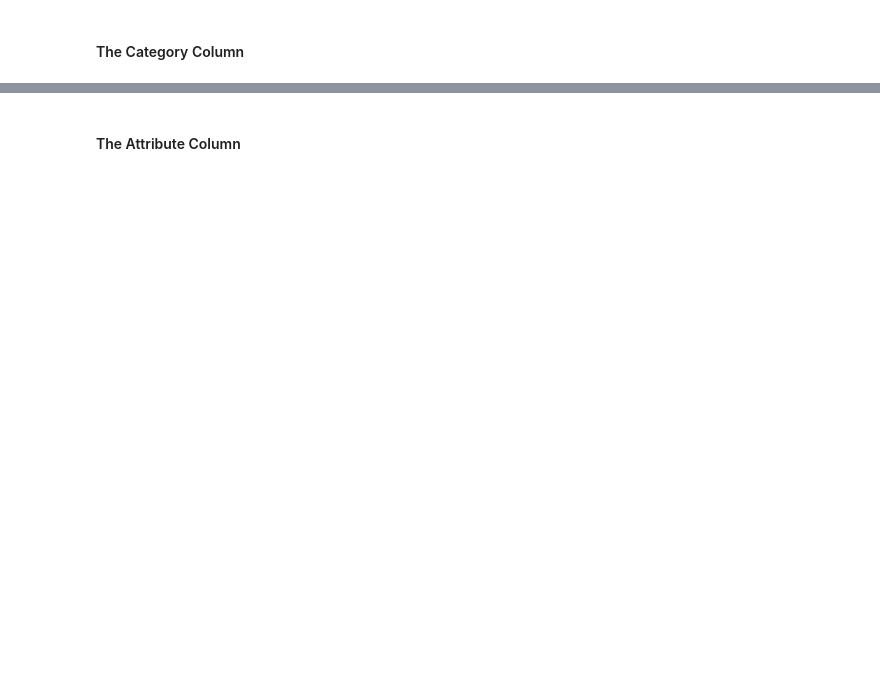
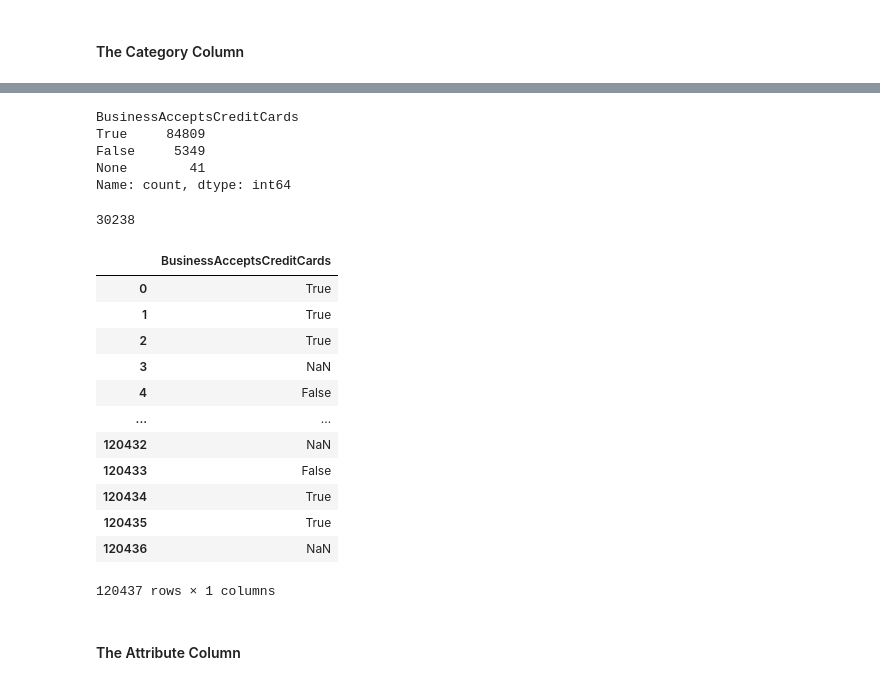
Before and after one commit to musasmike/msba_exit_yelp, a Jupyter notebook: mbsa_yelp.ipynb, the cells around one changed output, grey strips where cells are left out. Cells and saved outputs as stored; diff of their text form; code cells hidden in the pictures; blank space fills up the shorter version.

```diff
--- a/mbsa_yelp.ipynb
+++ b/mbsa_yelp.ipynb
@@ -102,2 +143,30 @@ df[['business_id', 'hours', 'closing_status']].head()
+# %%
+df_final['BusinessAcceptsCreditCards'].value_counts()
+# %% [output]
+BusinessAcceptsCreditCards
+True     84809
+False     5349
+None        41
+Name: count, dtype: int64
+# %%
+df_final['BusinessAcceptsCreditCards'].isnull().sum()
+# %% [output]
+30238
+# %%
+df_final[['BusinessAcceptsCreditCards']]
+# %% [output]
+|  | BusinessAcceptsCreditCards |
+| 0 | True |
+| 1 | True |
+| 2 | True |
+| 3 | NaN |
+| 4 | False |
+| ... | ... |
+| 120432 | NaN |
+| 120433 | False |
+| 120434 | True |
+| 120435 | True |
+| 120436 | NaN |
+120437 rows × 1 columns
 # %% [markdown]
 #### The Attribute Column
```
Also changed, not shown: parts of 9 cells of this notebook.
